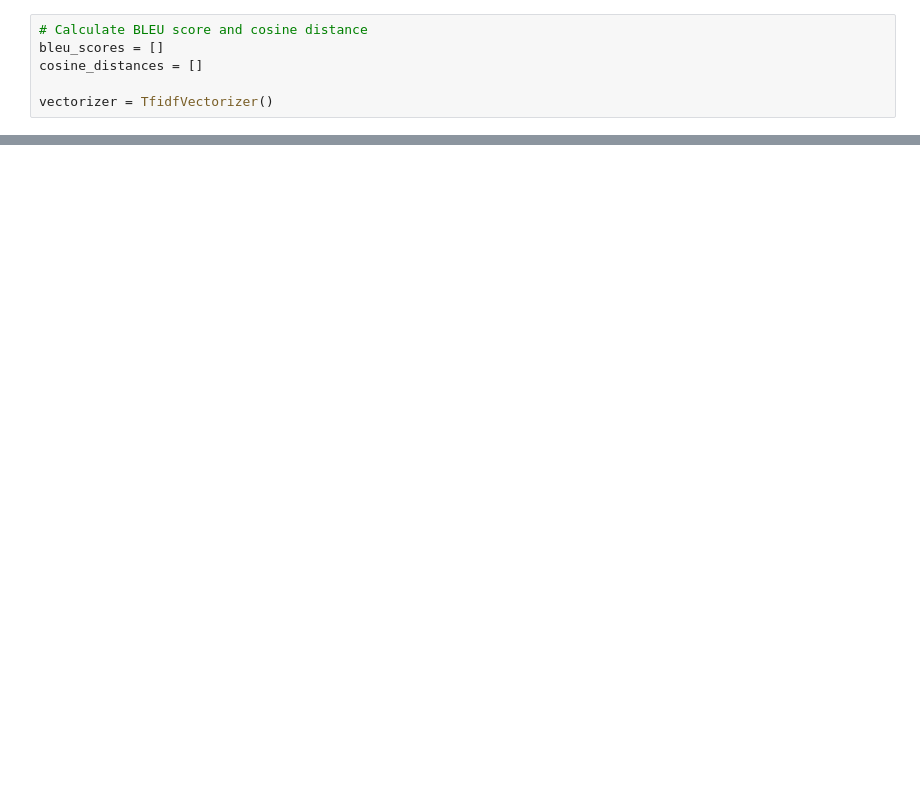
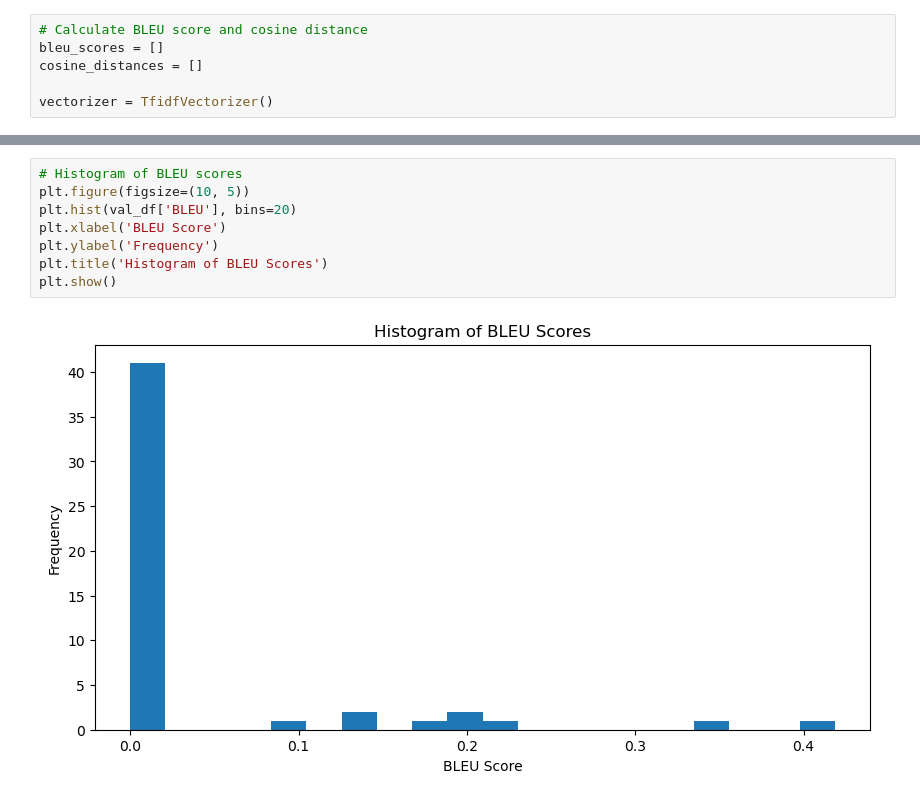
Before and after one commit to danish-sven/anlp-at2-gpt45, a Jupyter notebook: 1. Python Notebooks/evaluation.ipynb, the cells around one changed output, grey strips where cells are left out. Saved outputs shown, nothing was run; the diff lists cells and outputs as text; blank space fills up the shorter version.

```diff
--- a/1. Python Notebooks/evaluation.ipynb
+++ b/1. Python Notebooks/evaluation.ipynb
@@ -93,0 +154,10 @@ val_df.to_csv(val_gen)
+# %%
+# Histogram of BLEU scores
+plt.figure(figsize=(10, 5))
+plt.hist(val_df['BLEU'], bins=20)
+plt.xlabel('BLEU Score')
+plt.ylabel('Frequency')
+plt.title('Histogram of BLEU Scores')
+plt.show()
+# %% [output]
+[figure, added]
```
Also changed, not shown: parts of 11 cells of this notebook.
